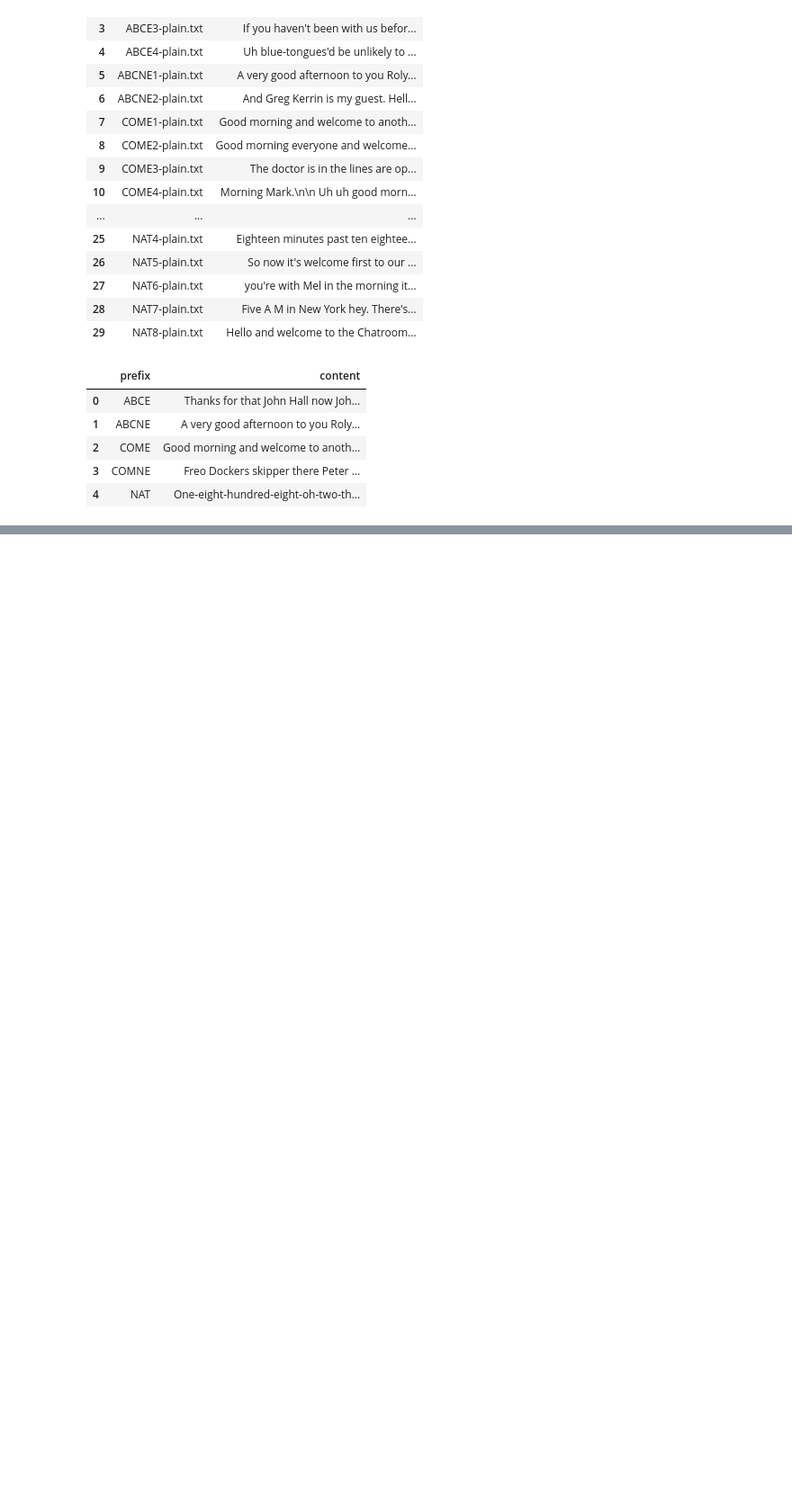
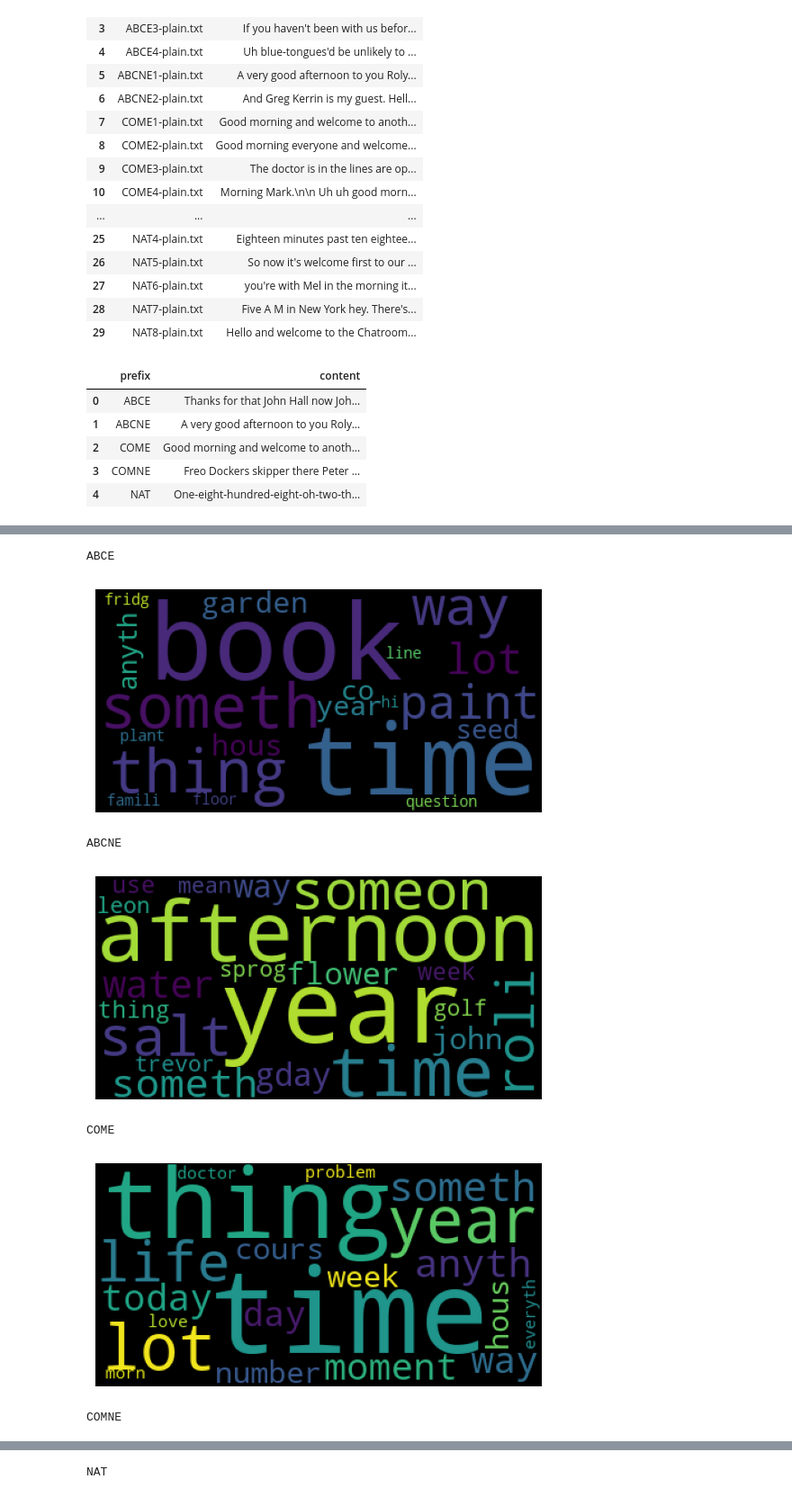
Before and after one commit to mas0ny1/Natural-Language-Processing-Portfolio, a Jupyter notebook: NLP Assignment 1.ipynb, the cells around one changed output, grey strips where cells are left out. Shown at 90% size. Saved outputs shown, nothing was run; the diff lists cells and outputs as text; code cells hidden in the pictures; blank space fills up the shorter version.

Commit message:
making good progress on assignment

```diff
--- a/NLP Assignment 1.ipynb
+++ b/NLP Assignment 1.ipynb
@@ -250,0 +229,9 @@ also: 38
+# %%
+#Lets get the word frequency as a % of total words
+word_freqs_percentage = {}
+for index, row in df_combined.iterrows():
+    processed = preprocessor.preprocess(row['content'])
+    word_freqs_percentage[row['prefix']] = get_word_freq_percentage(processed, top_n=50)
+
+# Combine word frequencies into a DataFrame
+df_word_freq_percentage = pd.DataFrame(word_freqs_percentage).fillna(0)
@@ -250,0 +258,13 @@ also: 38
+# %%
+#Comparing Word counts with more stop words
+custom_punctuation = "''""…""...""``" '"' '-'  # Add any custom punctuation marks here
+custom_stopwords = ["n", "c", "ih", "w", "uh", "um", "yes", "yeah","yknow", "well", "like", "okay", "that", "thats", "one", "got", "oh", "think", "good", "youre", "dont", "im", "get", "really", "theyre", "know", "ive", "say", "two", "three", "would", "right", "bit", "word", "thank", "hello", "youve", "sort", "look", "theres", "mm", "four", "five", "six", "seven", "eight", "nine", "ten"]
+preprocessor = TextPreprocessor(custom_punctuation, custom_stopwords)
+word_freqs = {}
+
+for index, row in df_combined.iterrows():
+    processed = preprocessor.preprocess(row['content'])
+    word_freqs[row['prefix']] = get_word_frequencies(processed, top_n=20)
+
+# Combine word frequencies into a DataFrame
+df_word_freqs = pd.DataFrame(word_freqs).fillna(0)
@@ -250,0 +291,27 @@ also: 38
+# %%
+#Comparing Word counts extracting only nouns
+custom_punctuation = "''""…""...""``" '"' '-'
+custom_stopwords = ["n", "c", "ih", "w", "uh", "um", "yes", "yeah","yknow", "well", "like", "okay", "that", "thats", "one", "got", "oh", "think", "good", "youre", "dont", "im", "get", "really", "theyre", "know", "ive", "say", "two", "three", "would", "right", "bit", "word", "thank", "hello", "youve", "sort", "look", "theres", "mm", "four", "five", "six", "seven", "eight", "nine", "ten", "b", "d", "co", "yep", "id"]
+preprocessor = TextPreprocessor(custom_punctuation, custom_stopwords)
+word_freqs = {}
+
+for index, row in df_combined.iterrows():
+    processed = preprocessor.preprocess_keep_pos_tag(row['content'], {"NN"}) #NN = Noun
+    word_freqs[row['prefix']] = get_word_frequencies(processed, top_n=20)
+
+    print(row['prefix'])
+    wordcloud = WordCloud(max_words=20).generate(processed)
+    plt.imshow(wordcloud)
+    plt.axis("off")
+    plt.show()
+
+# Combine word frequencies into a DataFrame
+df_word_freqs = pd.DataFrame(word_freqs).fillna(0)
+# %% [output]
+ABCE
+[figure, added]
+ABCNE
+[figure, added]
+COME
+[figure, added]
+COMNE
@@ -250,0 +319 @@ also: 38
+NAT
```
Also changed, not shown: parts of 20 cells of this notebook.
